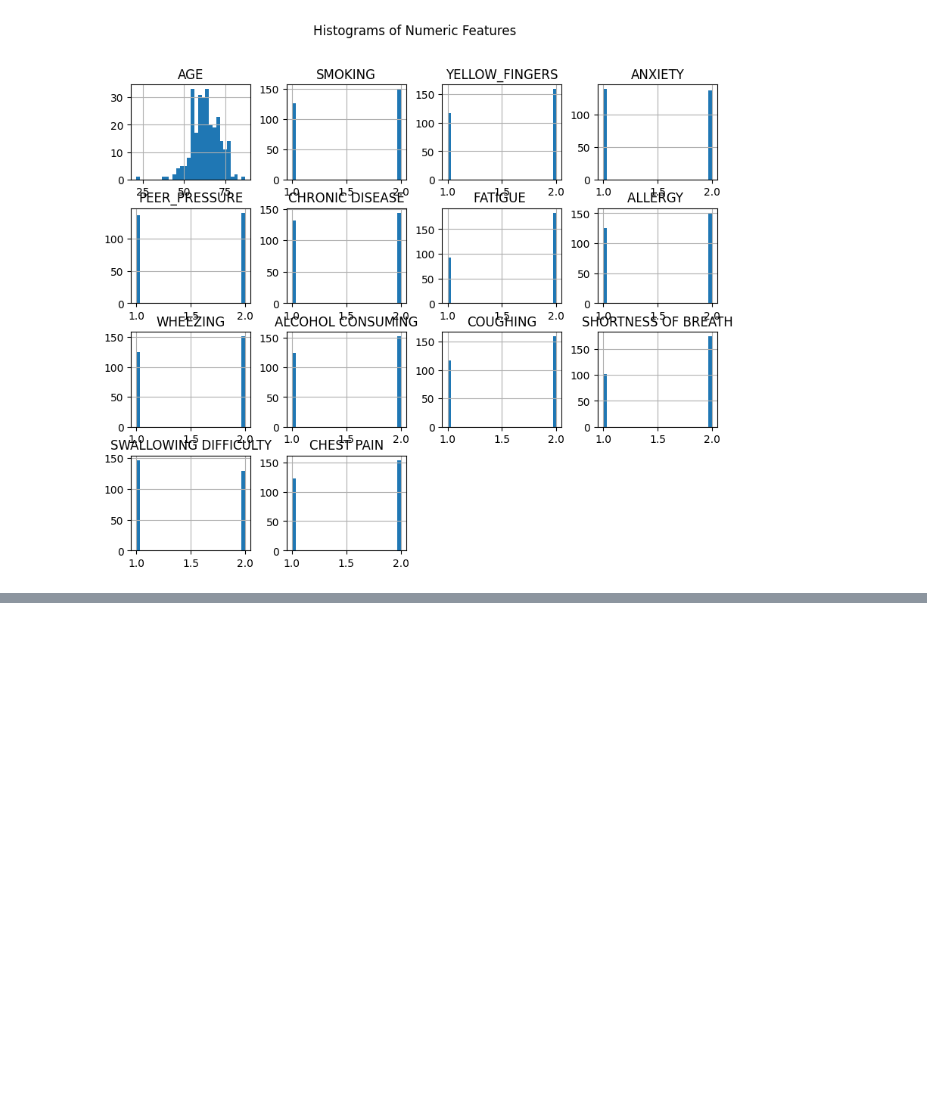
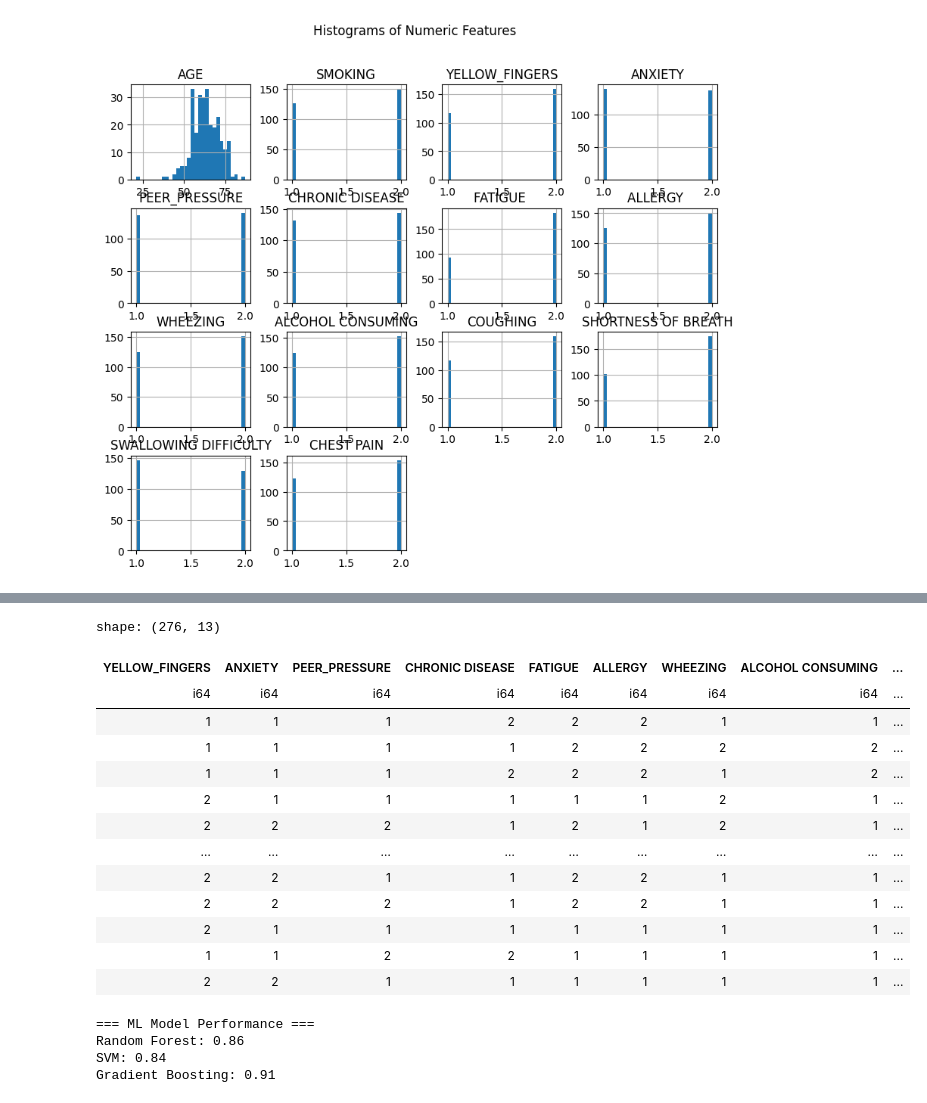
Before and after one commit to the-madhankumar/LungCancer, a Jupyter notebook: Code/main.ipynb, the cells around one changed output, grey strips where cells are left out. Drawn from its saved outputs; the diff is of its cells as text; code cells hidden in the pictures; blank space fills up the shorter version.

Commit message:
commit -main.ipynb model ML -update

```diff
--- a/Code/main.ipynb
+++ b/Code/main.ipynb
@@ -148,0 +176,20 @@ plt.show()
+# %%
+df_new = df_new.with_columns(
+    (df_new["ANXIETY"] * df_new["YELLOW_FINGERS"]).alias("ANXYELFIN")
+)
+df_new
+# %% [output]
+shape: (276, 13)
+| YELLOW_FINGERS | ANXIETY | PEER_PRESSURE | CHRONIC DISEASE | FATIGUE | ALLERGY | WHEEZING | ALCOHOL CONSUMING | ... |
+| i64 | i64 | i64 | i64 | i64 | i64 | i64 | i64 | ... |
+| 1 | 1 | 1 | 2 | 2 | 2 | 1 | 1 | ... |
+| 1 | 1 | 1 | 1 | 2 | 2 | 2 | 2 | ... |
+| 1 | 1 | 1 | 2 | 2 | 2 | 1 | 2 | ... |
+| 2 | 1 | 1 | 1 | 1 | 1 | 2 | 1 | ... |
+| 2 | 2 | 2 | 1 | 2 | 1 | 2 | 1 | ... |
+| … | … | … | … | … | … | … | … | ... |
+| 2 | 2 | 1 | 1 | 2 | 2 | 1 | 1 | ... |
+| 2 | 2 | 2 | 1 | 2 | 2 | 1 | 1 | ... |
+| 2 | 1 | 1 | 1 | 1 | 1 | 1 | 1 | ... |
+| 1 | 1 | 2 | 2 | 1 | 1 | 1 | 1 | ... |
+| 2 | 2 | 1 | 1 | 1 | 1 | 1 | 1 | ... |
@@ -148,0 +211,42 @@ plt.show()
+# %%
+from sklearn.ensemble import RandomForestClassifier, GradientBoostingClassifier
+from sklearn.svm import SVC
+import xgboost as xgb
+from sklearn.metrics import accuracy_score, classification_report
+
+# ✅ Train Random Forest with class weights
+rf_model = RandomForestClassifier(class_weight="balanced", random_state=42)
+rf_model.fit(X_train, y_train)
+y_pred_rf = rf_model.predict(X_test)
+
+# ✅ Train SVM Model
+svm_model = SVC(kernel="linear", class_weight="balanced", random_state=42)
+svm_model.fit(X_train, y_train)
+y_pred_svm = svm_model.predict(X_test)
+
+# ✅ Train Gradient Boosting
+gb_model = GradientBoostingClassifier(random_state=42)
+gb_model.fit(X_train, y_train)
+y_pred_gb = gb_model.predict(X_test)
+
+# # ✅ Train XGBoost
+# xgb_model = xgb.XGBClassifier(use_label_encoder=False, eval_metric="logloss")
+# xgb_model.fit(X_train, y_train)
+# y_pred_xgb = xgb_model.predict(X_test)
+
+# ✅ Compare ML Model Performance
+results_ml = {
+    "Random Forest": accuracy_score(y_test, y_pred_rf),
+    "SVM": accuracy_score(y_test, y_pred_svm),
+    "Gradient Boosting": accuracy_score(y_test, y_pred_gb),
+    # "XGBoost": accuracy_score(y_test, y_pred_xgb)
+}
+
+print("\n=== ML Model Performance ===")
+for model, acc in results_ml.items():
+    print(f"{model}: {acc:.2f}")
+# %% [output]
+=== ML Model Performance ===
+Random Forest: 0.86
+SVM: 0.84
+Gradient Boosting: 0.91
```
Also changed, not shown: parts of 7 cells of this notebook.
